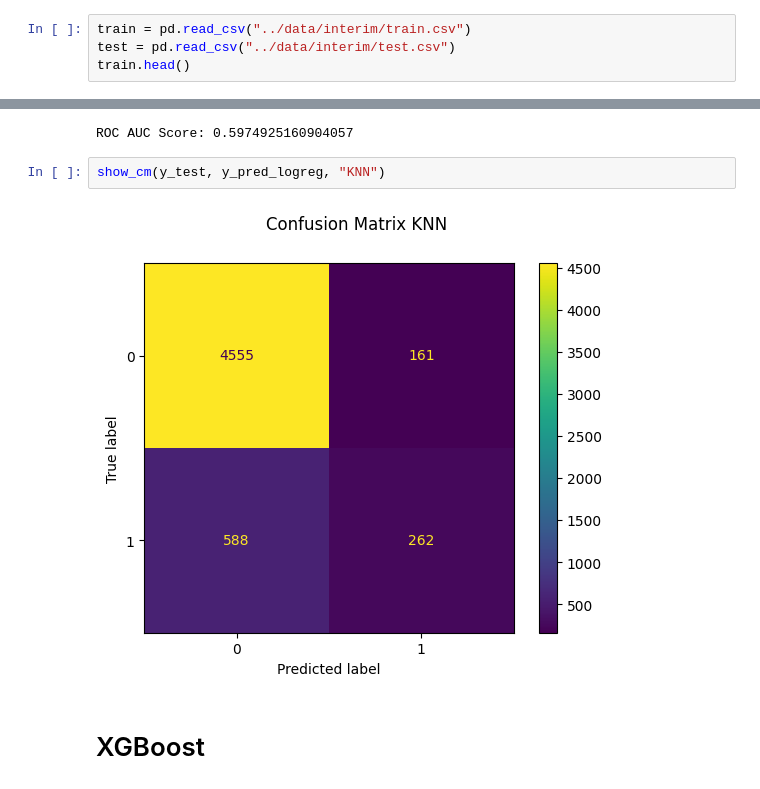
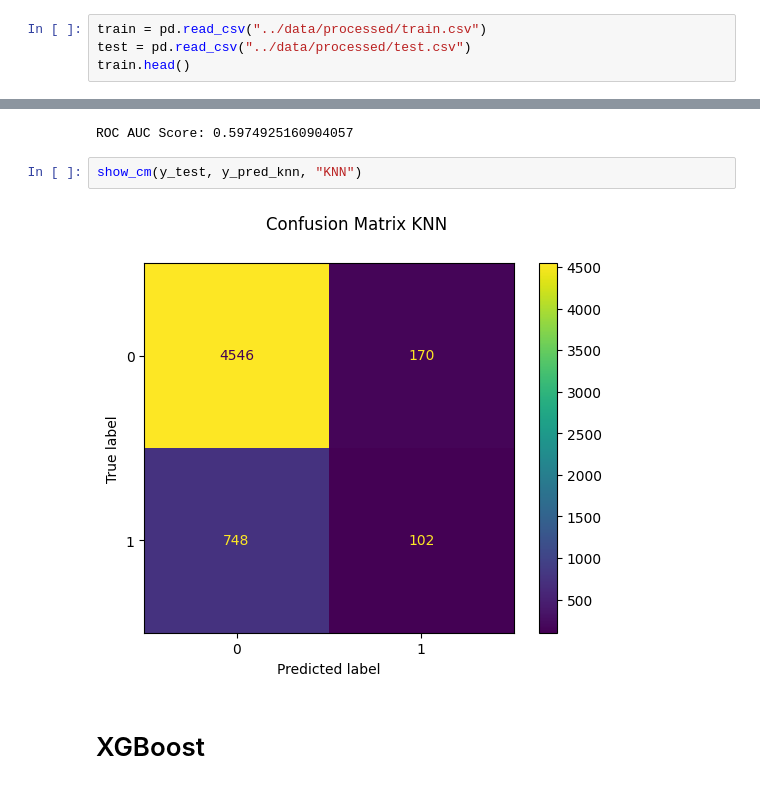
Before and after one commit to FrienDotJava/bpjs-hospital-readmission, a Jupyter notebook: notebooks/05_baseline_models.ipynb, the cells around one changed output, grey strips where cells are left out. Cells and saved outputs as stored; diff of their text form.

```diff
--- a/notebooks/05_baseline_models.ipynb
+++ b/notebooks/05_baseline_models.ipynb
@@ -8,7 +9,7 @@ from sklearn.neighbors import KNeighborsClassifier
 import matplotlib.pyplot as plt
 # %%
-train = pd.read_csv("../data/interim/train.csv")
-test = pd.read_csv("../data/interim/test.csv")
+train = pd.read_csv("../data/processed/train.csv")
+test = pd.read_csv("../data/processed/test.csv")
 train.head()
 # %% [output]
 |  | peserta.STD(fkrtl.lama_hari_kunju... | peserta.SUM(fkrtl.jml_kunjungan_f... | jml_kunjungan_fkrtl | status_pulang_peserta | ... |
@@ -108,9 +109,9 @@ print("ROC AUC Score:",roc_auc_score(y_test, probs_knn))
 # %% [output]
 ROC AUC Score: 0.5974925160904057
 # %%
-show_cm(y_test, y_pred_logreg, "KNN")
+show_cm(y_test, y_pred_knn, "KNN")
 # %% [output]
-[figure, old version]
+[figure, new version]
 # %% [markdown]
 # XGBoost
 # %%
```
Also changed, not shown: parts of 9 cells of this notebook, 6 other files.
